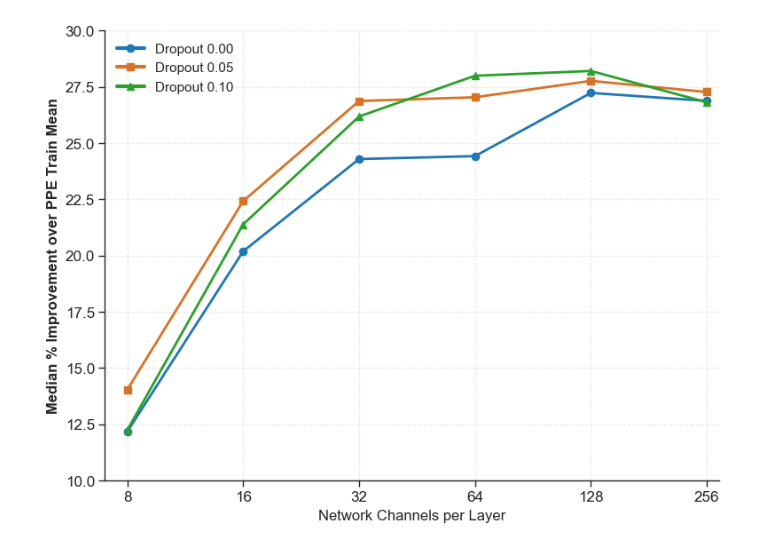
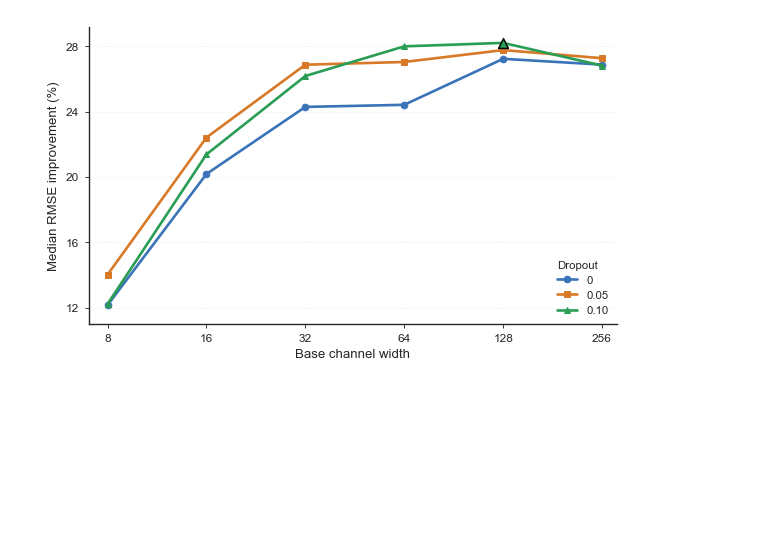
Before and after one commit to evanwellmeyer/precio_pr_dpdk, a Jupyter notebook: channel_sweep.ipynb, the cells around one changed output. Saved outputs shown, nothing was run; the diff lists cells and outputs as text; code cells hidden in the pictures; blank space fills up the shorter version.

```diff
--- a/channel_sweep.ipynb
+++ b/channel_sweep.ipynb
@@ -40,57 +40,86 @@ def load_pct(suffix=""):
         npz_path = ens_dir(ch, suffix) / "softmax_ensemble_analysis_arrays.npz"
         try:
             d = np.load(npz_path)
             idx = d['test_indices']
             rmse_model    = d['rmse_softmax_mean'][idx]
             rmse_baseline = d['rmse_ppe'][idx]
             pct = (rmse_baseline - rmse_model) / rmse_baseline * 100
             out.append(np.median(pct))
         except FileNotFoundError:
             out.append(np.nan)
             print(f"Missing results for ch={ch} (suffix='{suffix}'): {npz_path}")
     return out
 
 pct_improvement     = load_pct("")
 pct_improvement_dr  = load_pct("_dr0.05")
 pct_improvement_dr1 = load_pct("_dr0.1")
 
 # --------------------------
-# 3. Plot
+# 3. Main manuscript plot
 # --------------------------
-sns.set_context("paper", font_scale=1.4)
-sns.set_style("ticks")
+sns.set_theme(style="ticks", context="paper")
+plt.rcParams.update({
+    "font.size": 8.5,
+    "axes.labelsize": 9.5,
+    "xtick.labelsize": 8.5,
+    "ytick.labelsize": 8.5,
+    "legend.fontsize": 8.2,
+    "legend.title_fontsize": 8.2,
+})
 
-fig, ax = plt.subplots(figsize=(8, 6))
+fig, ax = plt.subplots(figsize=(5.8, 3.45))
 
-c_soft = '#1f77b4'
-c_dr   = "#d67327"
-c_dr1  = '#2ca02c'
+c_soft = "#3B73B9"
+c_dr   = "#D77927"
+c_dr1  = "#2A9D55"
+line_specs = [
+    (pct_improvement,     c_soft, "o", "0"),
+    (pct_improvement_dr,  c_dr,   "s", "0.05"),
+    (pct_improvement_dr1, c_dr1,  "^", "0.10"),
+]
 
-ax.axhline(0, color='gray', linestyle=':', linewidth=1.5, alpha=0.8, zorder=1)
+for values, color, marker, label in line_specs:
+    ax.plot(
+        channels, values,
+        color=color, marker=marker, label=label,
+        linewidth=1.9, markersize=4.8, markeredgewidth=0.7,
+        solid_capstyle="round", zorder=3,
+    )
 
-ax.plot(channels, pct_improvement,     color=c_soft, linestyle='-', marker='o', lw=2, ms=6)
-ax.plot(channels, pct_improvement_dr,  color=c_dr,   linestyle='-', marker='s', lw=2, ms=6)
-ax.plot(channels, pct_improvement_dr1, color=c_dr1,  linestyle='-', marker='^', lw=2, ms=6)
+# Mark the adopted configuration; the caption explains the black outline.
+adopted_ch = 128
+adopted_y = pct_improvement_dr1[channels.index(adopted_ch)]
+ax.scatter(
+    [adopted_ch], [adopted_y],
+    s=50, marker="^", facecolor=c_dr1, edgecolor="black",
+    linewidth=1.05, zorder=5,
+)
 
-ax.set_xlabel("Network Channels per Layer", fontsize=12)
-ax.set_ylabel("Median % Improvement over PPE Train Mean", fontsize=12, fontweight='bold')
-ax.set_xscale('log', base=2)
+ax.set_xscale("log", base=2)
 ax.set_xticks(channels)
-ax.set_xticklabels(channels)
-ax.set_xlim(7, 275)
-ax.set_ylim(10, 30)
-ax.grid(True, which='major', linestyle='--', alpha=0.4)
+ax.set_xticklabels([str(ch) for ch in channels])
+ax.set_xlim(7, 285)
+ax.set_ylim(11.0, 29.2)
+ax.set_yticks([12, 16, 20, 24, 28])
+ax.set_xlabel("Base channel width")
+ax.set_ylabel("Median RMSE improvement (%)")
+
+ax.grid(True, axis="y", linestyle="-", linewidth=0.55, alpha=0.20)
+ax.grid(True, axis="x", linestyle="--", linewidth=0.5, alpha=0.10)
+ax.tick_params(axis="both", length=3.2, width=0.75, color="0.25")
 sns.despine(ax=ax)
 
-legend_elements = [
-    Line2D([0], [0], color=c_soft, lw=3, marker='o', ms=6, label='Dropout 0.00'),
-    Line2D([0], [0], color=c_dr,   lw=3, marker='s', ms=6, label='Dropout 0.05'),
-    Line2D([0], [0], color=c_dr1,  lw=3, marker='^', ms=6, label='Dropout 0.10'),
-    # Line2D([0], [0], color='gray', linestyle=':', lw=2, label='PPE Train Mean Baseline'),
-]
-ax.legend(handles=legend_elements, frameon=False, fontsize=11, loc='upper left')
+legend = ax.legend(
+    title="Dropout", frameon=False, loc="lower right",
+    handlelength=1.8, borderaxespad=0.35, labelspacing=0.45,
+)
+legend._legend_box.align = "left"
 
-plt.tight_layout()
+fig.tight_layout(pad=0.45)
+fig_path = Path("AMS LaTeX Package V6.1/figures/fig3.png")
+fig_path.parent.mkdir(parents=True, exist_ok=True)
+fig.savefig(fig_path, dpi=350, bbox_inches="tight")
 plt.show()
+print(f"Saved main channel-sweep figure to {fig_path}")
 # %% [output]
-[figure, old version]
+[figure, new version]
```
Also changed, not shown: parts of 4 cells of this notebook, 2 other files.
